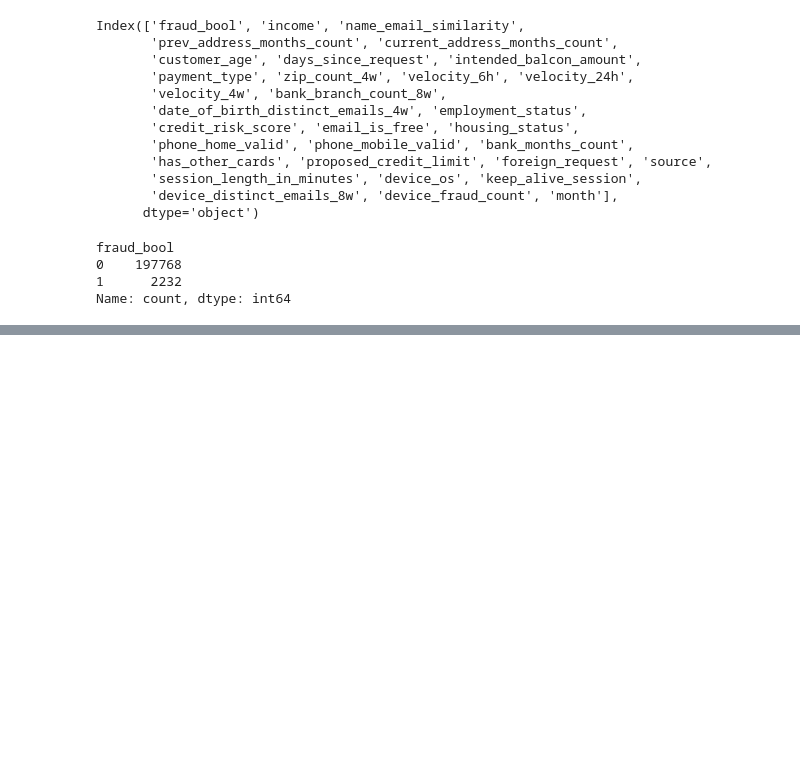
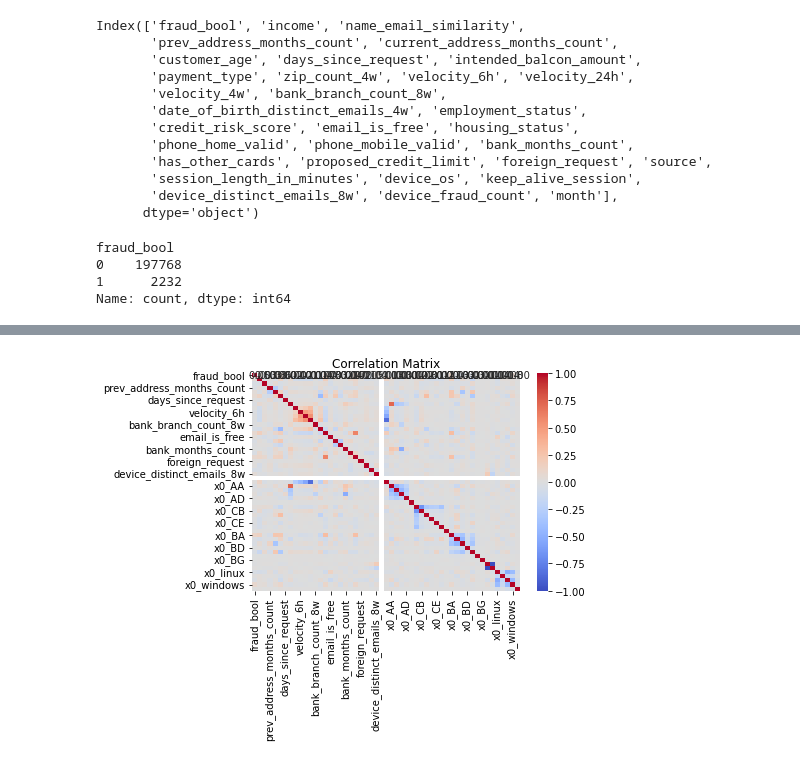
Before and after one commit to killerpennywise/project-2, a Jupyter notebook: data_prep.ipynb, the cells around one changed output, grey strips where cells are left out. Saved outputs shown, nothing was run; the diff lists cells and outputs as text; code cells hidden in the pictures; blank space fills up the shorter version.

Commit message:
preprocessed data

```diff
--- a/data_prep.ipynb
+++ b/data_prep.ipynb
@@ -131,0 +131,4 @@ memory usage: 1.5 MB
+# %%
+encode_device = OneHotEncoder(handle_unknown='ignore',sparse_output=False)
+
+encode_device.fit(object_df['device_os'].values.reshape(-1,1))
@@ -131,0 +137,3 @@ memory usage: 1.5 MB
+# %%
+numerical_df = fraud_df.select_dtypes(exclude=['object','string'])
+numerical_df
@@ -131,0 +154,10 @@ memory usage: 1.5 MB
+# %%
+encoded_payments_df = pd.DataFrame(encode_payments.transform(object_df['payment_type'].values.reshape(-1, 1)), columns=encode_payments.get_feature_names_out())
+encoded_employment_df = pd.DataFrame(encode_employment.transform(object_df['employment_status'].values.reshape(-1, 1)), columns=encode_employment.get_feature_names_out())
+encoded_housing_df = pd.DataFrame(encode_housing.transform(object_df['housing_status'].values.reshape(-1, 1)), columns=encode_housing.get_feature_names_out())
+encoded_source_df = pd.DataFrame(encode_source.transform(object_df['source'].values.reshape(-1, 1)), columns=encode_source.get_feature_names_out())
+encoded_device_df = pd.DataFrame(encode_device.transform(object_df['device_os'].values.reshape(-1, 1)), columns=encode_device.get_feature_names_out())
+
+dfs = [numerical_df, encoded_payments_df,encoded_employment_df,encoded_housing_df,encoded_source_df,encoded_device_df]
+
+encoded_fraud_df = pd.concat(dfs,axis=1)
@@ -131,0 +174,10 @@ memory usage: 1.5 MB
+# %%
+import seaborn as sns
+corr_df = encoded_fraud_df.corr()
+# %%
+plt.figure()
+sns.heatmap(corr_df, annot=True, fmt='.2f', cmap='coolwarm')
+plt.title('Correlation Matrix')
+plt.show()
+# %% [output]
+[figure, added]
```
Also changed, not shown: parts of 14 cells of this notebook, 1 other file.
